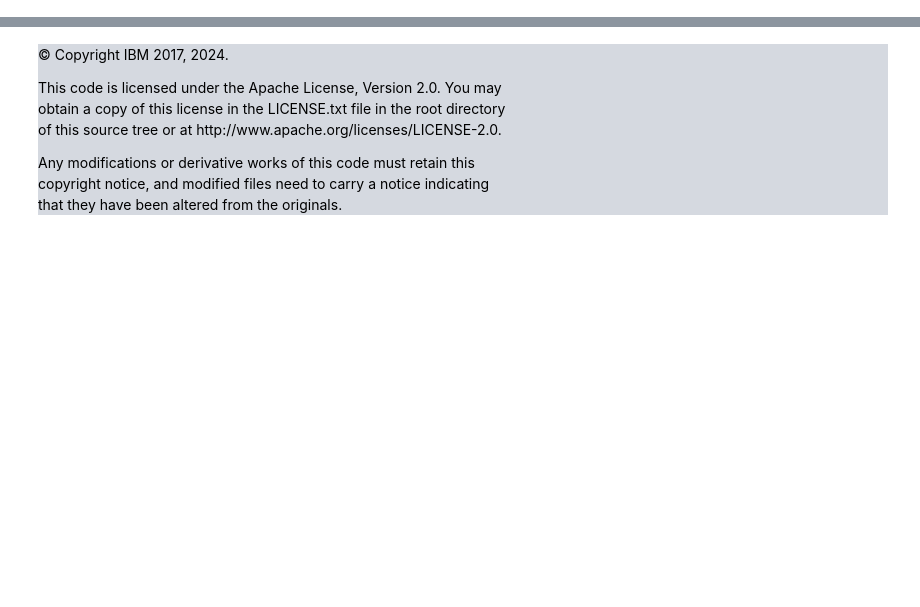
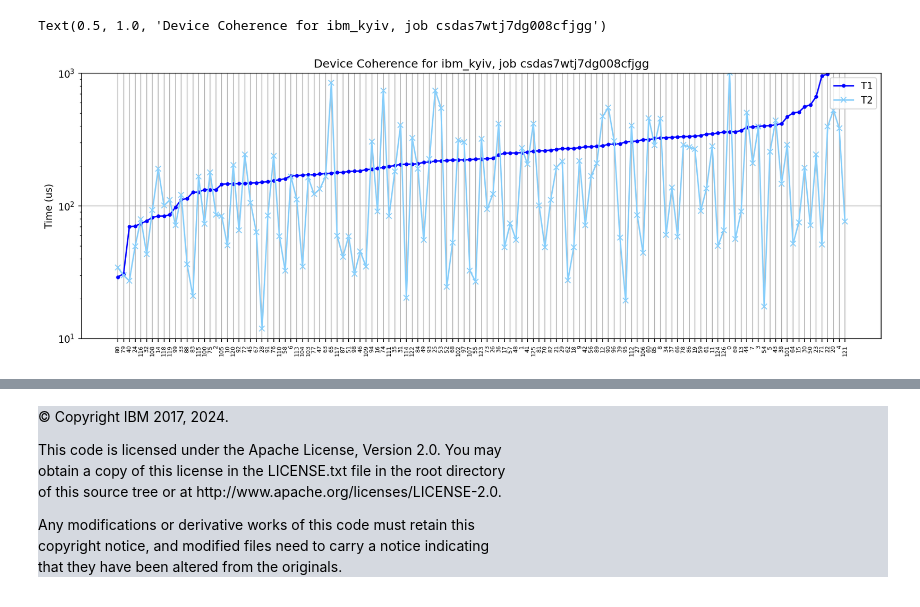
Before and after one commit to qiskit-community/qiskit-device-benchmarking, a Jupyter notebook: notebooks/bell_tphi.ipynb, the cells around one changed output, grey strips where cells are left out. Cells and saved outputs as stored; diff of their text form; code cells hidden in the pictures; blank space fills up the shorter version.

```diff
--- a/notebooks/bell_tphi.ipynb
+++ b/notebooks/bell_tphi.ipynb
@@ -83,0 +117,28 @@ batch_exp_data.figure(i).figure
+# %%
+#generate a T1/T2 list
+q_list = []
+t1_list = []
+t2_list = []
+for i in range(len(qubits_nns)):
+    data1 = batch_exp_data.child_data()[i]
+    for j in range(len(qubits_nns[i])):
+        q_list.append(qubits_nns[i][j])
+        t1_list.append(data1.child_data()[j].analysis_results()[2].value.nominal_value)
+        t2_list.append(data1.child_data()[j].analysis_results()[4].value.nominal_value)
+# %%
+#plot the data ordered by Bell state fidelity (need to run the cell above first)
+
+plt.figure(dpi=150,figsize=[15,5])
+argind = np.argsort(t1_list)
+plt.semilogy(range(len(q_list)),np.array(t1_list)[argind]/1e-6,label='T1', marker='.',color='blue')
+plt.semilogy(range(len(q_list)),np.array(t2_list)[argind]/1e-6,label='T2', marker='x',color='lightskyblue')
+
+plt.xticks(range(len(q_list)),np.array(q_list)[argind],rotation=90,fontsize=6);
+plt.ylabel('Time (us)')
+plt.ylim([10,1000])
+plt.grid(True)
+plt.legend()
+plt.title('Device Coherence for %s, job %s'%(backend_real.name, batch_exp_data.job_ids[0]))
+# %% [output]
+Text(0.5, 1.0, 'Device Coherence for ibm_kyiv, job csdas7wtj7dg008cfjgg')
+[figure, added]
```
Also changed, not shown: parts of 25 cells of this notebook.
